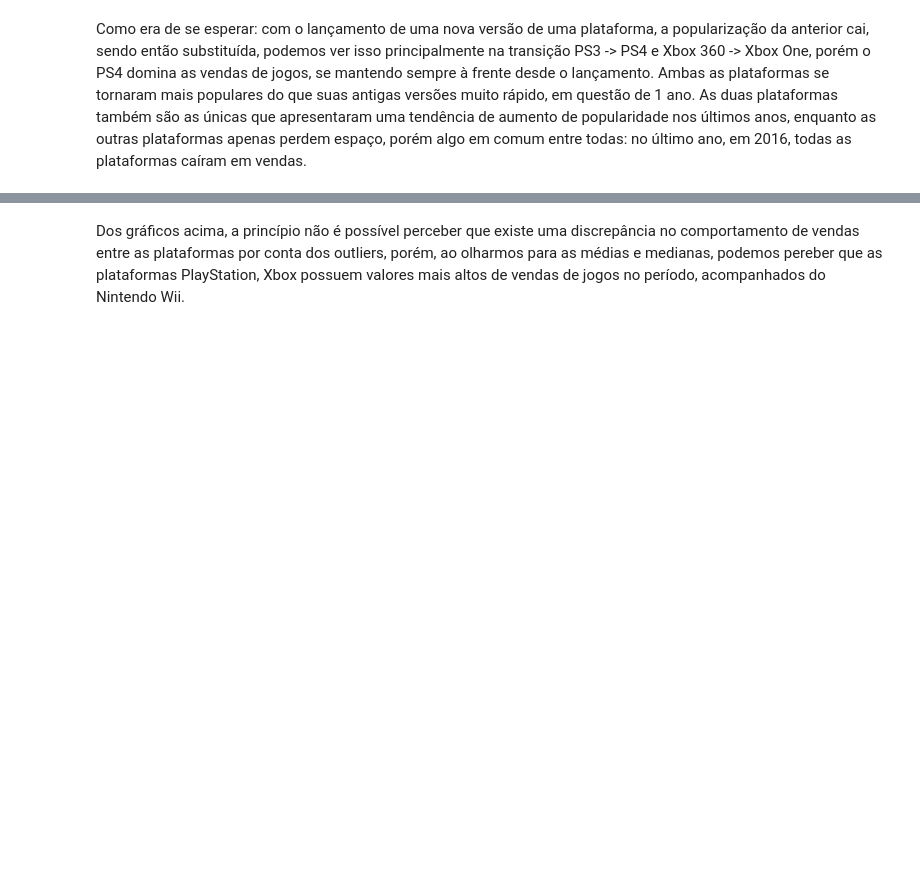
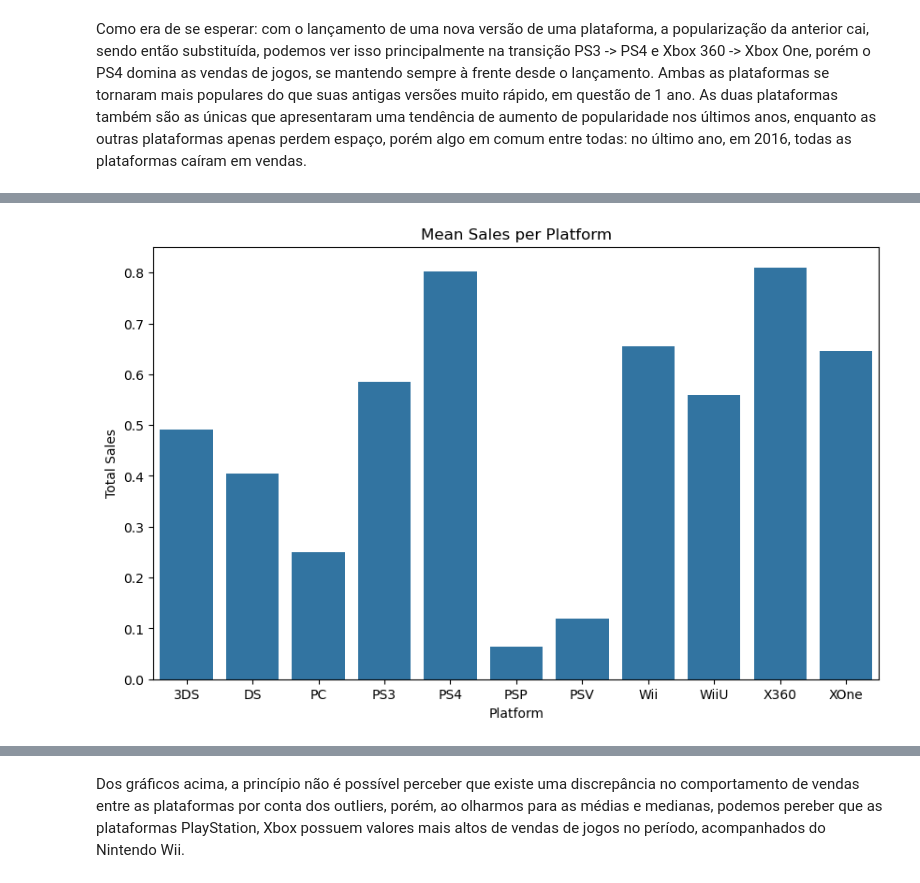
Before and after one commit to viniciuscatelani/GamesAnalysis, a Jupyter notebook: GamesAnalysis.ipynb, the cells around one changed output, grey strips where cells are left out. Cells and saved outputs as stored; diff of their text form; code cells hidden in the pictures; blank space fills up the shorter version.

```diff
--- a/GamesAnalysis.ipynb
+++ b/GamesAnalysis.ipynb
@@ -567,16 +580,30 @@ fig.show()
 # %%
 # Visualização das médias de vendas
 
+# Código utilizando Plotly
+# mean_sales = sales_last_5_years.groupby(
+#     'platform')['total_sales'].mean().reset_index()
+# fig = px.bar(mean_sales,
+#              x='platform',
+#              y='total_sales',
+#              title='Mean Sales per Platform',
+#              labels={
+#                  'platform': 'Platform',
+#                  'total_sales': 'Total Sales'
+#              })
+
+# fig.show()
+
+# Código utilizando Seaborn
 mean_sales = sales_last_5_years.groupby(
     'platform')['total_sales'].mean().reset_index()
-fig = px.bar(mean_sales,
-             x='platform',
-             y='total_sales',
-             title='Mean Sales per Platform',
-             labels={
-                 'platform': 'Platform',
-                 'total_sales': 'Total Sales'
-             })
 
-fig.show()
+plt.figure(figsize=(10, 6))
+sns.barplot(x='platform', y='total_sales', data=mean_sales)
+
+plt.title('Mean Sales per Platform')
+plt.xlabel('Platform')
+plt.ylabel('Total Sales')
+
+plt.show()
 # %% [output]
@@ -584,3 +610,4 @@ fig.show()
+[figure, added]
 # %%
 # Visualização das medianas de vendas
 
```
Also changed, not shown: parts of 19 cells of this notebook.
